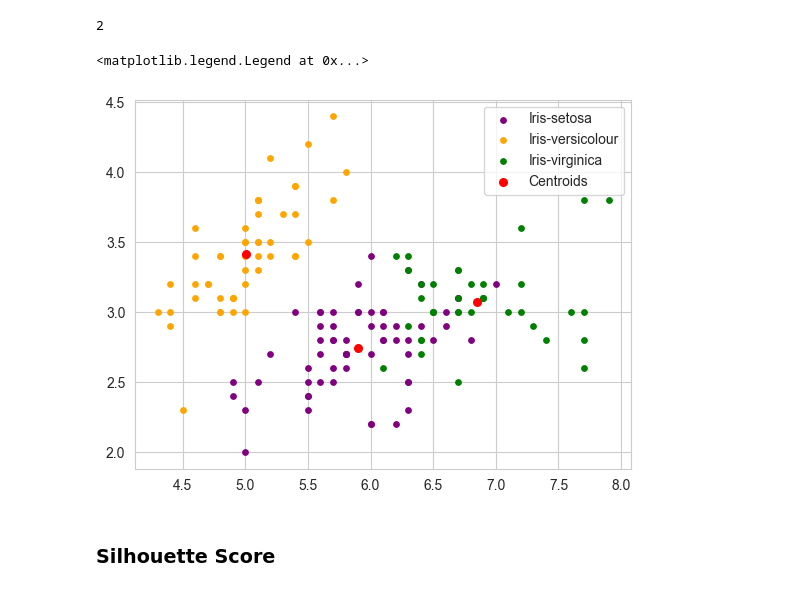
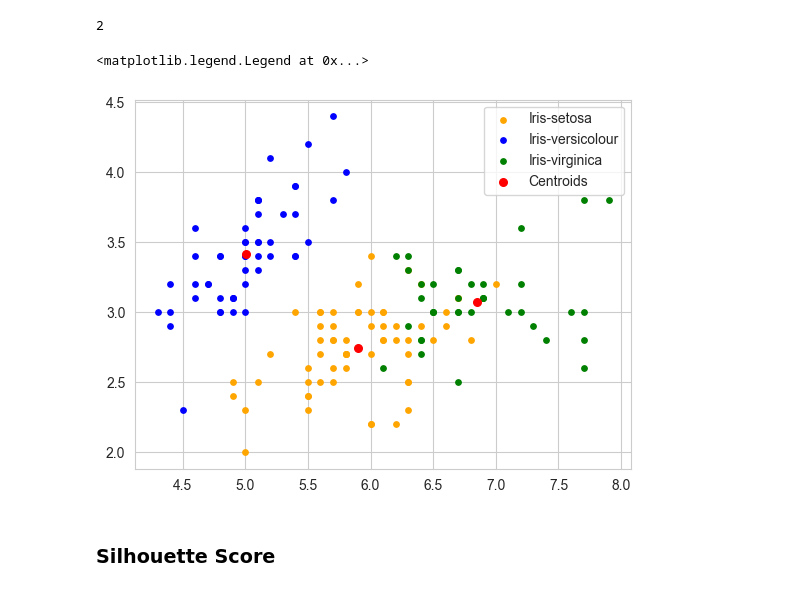
Before and after one commit to fmaag/KDT-Python-Blockwoche, a Jupyter notebook: 20230712/KMeans.ipynb, the cells around one changed output. Cells and saved outputs as stored; diff of their text form; code cells hidden in the pictures.

Commit message:
kmeans coloring

```diff
--- a/20230712/KMeans.ipynb
+++ b/20230712/KMeans.ipynb
@@ -155,17 +155,17 @@ assigned_cluster
 2
 # %%
 #Visualising the clusters
-plt.scatter(x[y_kmeans == 0, 0], x[y_kmeans == 0, 1], s = 15, c = 'purple', label = 'Iris-setosa')
-plt.scatter(x[y_kmeans == 1, 0], x[y_kmeans == 1, 1], s = 15, c = 'orange', label = 'Iris-versicolour')
+plt.scatter(x[y_kmeans == 0, 0], x[y_kmeans == 0, 1], s = 15, c = 'orange', label = 'Iris-setosa')
+plt.scatter(x[y_kmeans == 1, 0], x[y_kmeans == 1, 1], s = 15, c = 'blue', label = 'Iris-versicolour')
 plt.scatter(x[y_kmeans == 2, 0], x[y_kmeans == 2, 1], s = 15, c = 'green', label = 'Iris-virginica')
 
 #Plotting the centroids of the clusters
 plt.scatter(kmeans.cluster_centers_[:, 0], kmeans.cluster_centers_[:,1], s = 30, c = 'red', label = 'Centroids')
 
 plt.legend()
 # %% [output]
 <matplotlib.legend.Legend at 0x...>
-[figure, old version]
+[figure, new version]
 # %% [markdown]
 ### Silhouette Score
 # %% [markdown]
```
